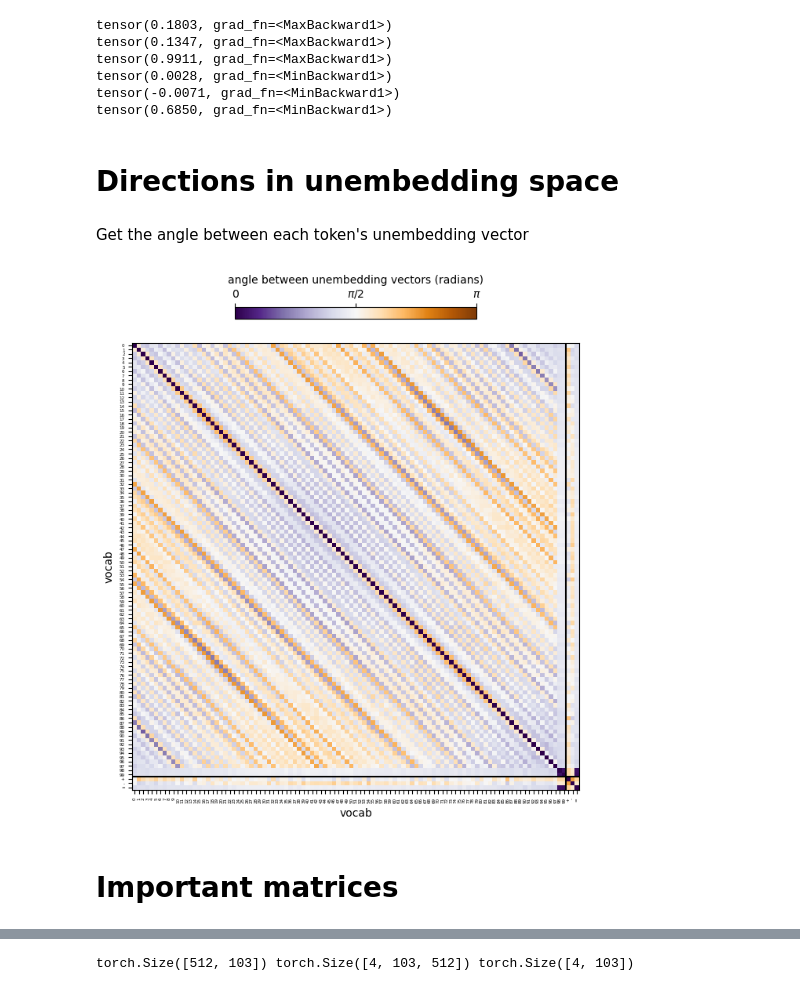
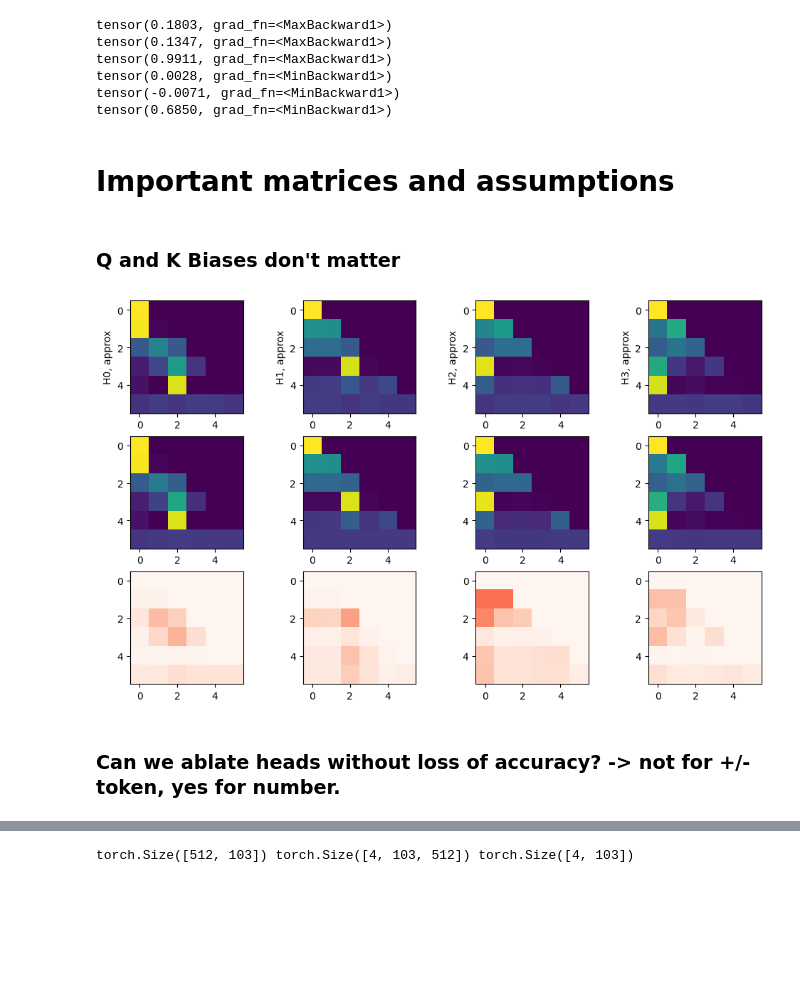
Before and after one commit to evanhanders/2digit_subtraction_transformer, a Jupyter notebook: Interpretability_1layer_2digit_subtraction_pm_token.ipynb, the cells around one changed output, grey strips where cells are left out. Drawn from its saved outputs; the diff is of its cells as text; code cells hidden in the pictures; blank space fills up the shorter version.

```diff
--- a/Interpretability_1layer_2digit_subtraction_pm_token.ipynb
+++ b/Interpretability_1layer_2digit_subtraction_pm_token.ipynb
@@ -307,36 +274,40 @@ tensor(0.9911, grad_fn=<MaxBackward1>)
 tensor(0.0028, grad_fn=<MinBackward1>)
 tensor(-0.0071, grad_fn=<MinBackward1>)
 tensor(0.6850, grad_fn=<MinBackward1>)
-# %% [markdown]
-# Directions in unembedding space
-# %% [markdown]
-Get the angle between each token's unembedding vector
-# %%
-fig,ax = plt.subplots(1,1, figsize=(8, 8))
-vocab = [s.replace(' ', '_') for s in tokenizer.convert_ids_to_tokens(range(d_vocab))]
-W_U = tfm.W_U.cpu().detach().numpy()
-angles = np.zeros((d_vocab,d_vocab))
-for i in range(d_vocab):
-    for j in range(d_vocab):
-        if i == j:
-            angles[i,j] = 0
-        else:
-            angles[i,j] = np.arccos(np.sum(W_U[:,i]*W_U[:,j])/(np.sqrt(np.sum(W_U[:,i]**2)) * np.sqrt(np.sum(W_U[:,j]**2))))
-pic = ax.imshow(angles, cmap='PuOr_r', vmin=0, vmax=np.pi)
-cbar = plt.colorbar(pic, orientation='horizontal', location='top', fraction=0.025)
-cbar.set_label('angle between unembedding vectors (radians)')
-cbar.set_ticks((0, np.pi/2, np.pi))
-cbar.set_ticklabels((0, r'$\pi/2$', r'$\pi$'))
-plt.ylabel('vocab')
-plt.xlabel('vocab')
-plt.axhline(99.5, c='k')
-plt.axvline(99.5, c='k')
-ax.set_yticks(range(d_vocab));
-ax.set_xticks(range(d_vocab));
-ax.set_xticklabels(vocab, rotation='vertical', fontsize=4);
-ax.set_yticklabels(vocab, fontsize=4);
-fig.savefig(figdir/'unembedding_angles.png', dpi=300, bbox_inches='tight')
-# %% [output]
-[figure, removed]
 # %% [markdown]
-# Important matrices
+# Important matrices and assumptions
+# %% [markdown]
+### Q and K Biases don't matter
+# %%
+def apply_causal_mask(
+        attn_scores: Float[Tensor, "batch n_heads query_pos key_pos"]
+    ) -> Float[Tensor, "batch n_heads query_pos key_pos"]:
+        '''
+        Applies a causal mask to attention scores, and returns masked scores.
+        '''
+        # SOLUTION
+        # Define a mask that is True for all positions we want to set probabilities to zero for
+        all_ones = t.ones(attn_scores.size(-2), attn_scores.size(-1), device=attn_scores.device)
+        mask = t.triu(all_ones, diagonal=1).bool()
+        # Apply the mask to attention scores, then return the masked scores
+        attn_scores.masked_fill_(mask, tfm.blocks[0].attn.IGNORE)
+        return attn_scores
+
+attn_patt = cache['pattern', 0, 'attn']
+x0 = cache['resid_pre', 0]
+q = einops.einsum(x0, W_Q, 'batch seq d_model, n_head d_model d_head -> batch seq n_head d_head')# + tfm.b_Q
+k = einops.einsum(x0, W_K, 'batch seq d_model, n_head d_model d_head -> batch seq n_head d_head')# + tfm.b_K
+qk = einops.einsum(q, k, 'b q nh dh, b k nh dh -> b nh q k')
+patt = F.softmax(apply_causal_mask(qk)/np.sqrt(tfm.cfg.d_head), dim=-1)
+
+fig, axs = plt.subplots(3, 4, figsize=(12,7))
+for i in range(4):
+    axs[0][i].imshow(patt[0,i].detach().numpy(), vmin=0, vmax=1)
+    axs[1][i].imshow(attn_patt[0,i].detach().numpy(), vmin=0, vmax=1)
+    axs[2][i].imshow(np.sqrt(((attn_patt[:,i] - patt[:,i]).detach().numpy()**2).mean(axis=0)), vmin=0, vmax=1e-1, cmap='Reds')
+    axs[0][i].set_ylabel('H{}, approx'.format(i))
+    axs[0][i].set_ylabel('H{}, approx'.format(i))
+# %% [output]
+[figure, added]
+# %% [markdown]
+### Can we ablate heads without loss of accuracy? -> not for +/- token, yes for number.
```
Also changed, not shown: parts of 68 cells of this notebook.
